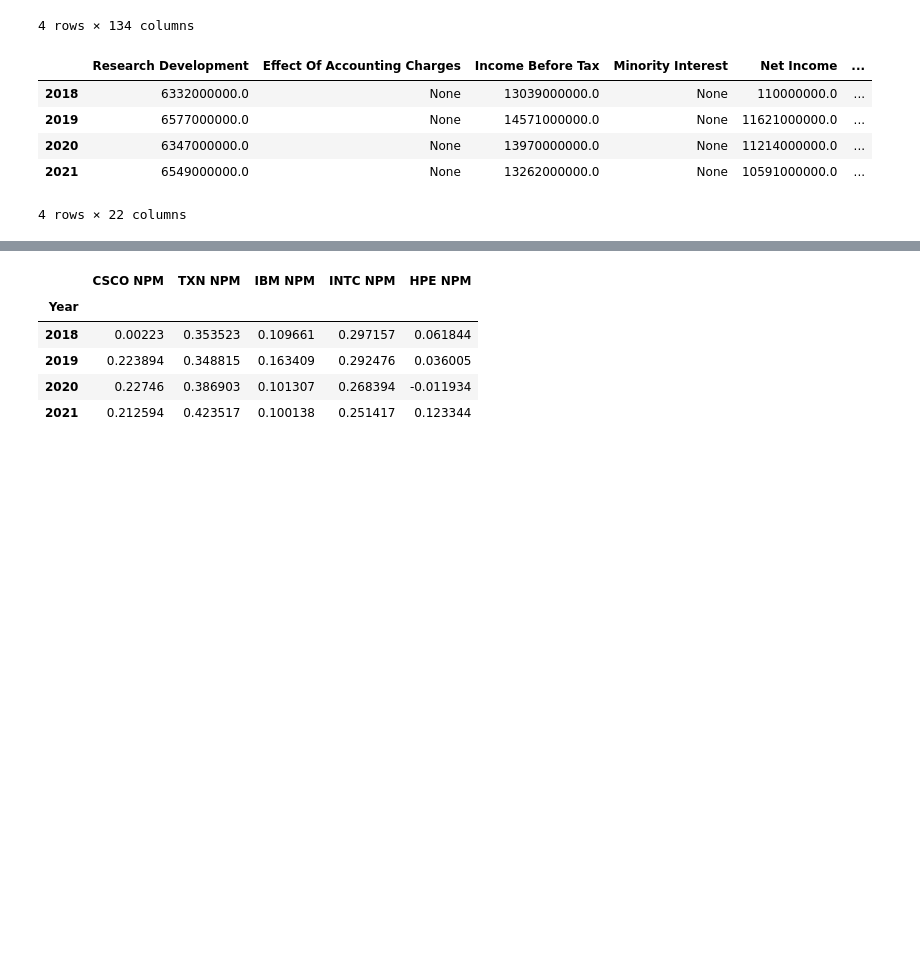
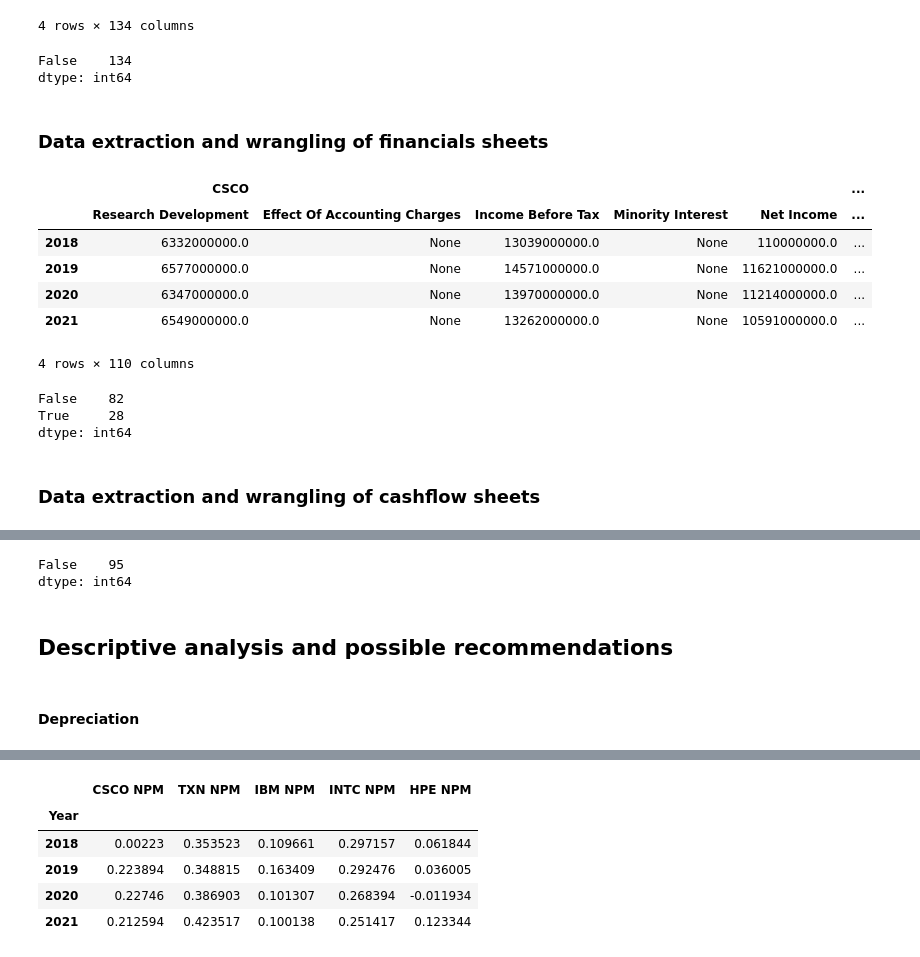
Before and after one commit to ocanthony4real/Financial-Analysis-of-Top-5-American-Electronic-Manufacturing-Companies, a Jupyter notebook: Python_Project_1.ipynb, the cells around one changed output, grey strips where cells are left out. Drawn from its saved outputs; the diff is of its cells as text; code cells hidden in the pictures; blank space fills up the shorter version.

```diff
--- a/Python_Project_1.ipynb
+++ b/Python_Project_1.ipynb
@@ -52,4 +79,11 @@ total_balance_sheets
 | 2020 | 1.576000e+09 | 5.693300e+10 | 3.792000e+10 | 1.650400e+10 | 9.485300e+10 | 4.120200e+10 | ... |
 | 2021 | 3.619000e+09 | 5.622200e+10 | 4.127500e+10 | 1.708100e+10 | 9.749700e+10 | 4.234600e+10 | ... |
 4 rows × 134 columns
+# %%
+total_balance_sheets.isnull().all().value_counts() #check for empty columns
+# %% [output]
+False    134
+dtype: int64
+# %% [markdown]
+### Data extraction and wrangling of financials sheets
 # %%
@@ -80,10 +114,18 @@ HPE_financials = HPE_financials.loc[::-1]
 # %%
 total_financials_sheets = pd.concat([CSCO_financials, TXN_financials, IBM_financials, INTC_financials, HPE_financials], join = 'outer', axis = 1, keys = comp_list)
-total_financials_sheets['CSCO']
+total_financials_sheets
+#concatenate the five sheets extracted
 # %% [output]
+|  | CSCO |  |  |  |  | ... |
 |  | Research Development | Effect Of Accounting Charges | Income Before Tax | Minority Interest | Net Income | ... |
 | 2018 | 6332000000.0 | None | 13039000000.0 | None | 110000000.0 | ... |
 | 2019 | 6577000000.0 | None | 14571000000.0 | None | 11621000000.0 | ... |
 | 2020 | 6347000000.0 | None | 13970000000.0 | None | 11214000000.0 | ... |
 | 2021 | 6549000000.0 | None | 13262000000.0 | None | 10591000000.0 | ... |
-4 rows × 22 columns
+4 rows × 110 columns
+# %%
+total_financials_sheets.isnull().all().value_counts() #there are 28 empty columns
+# %% [output]
+False    82
+True     28
+dtype: int64
@@ -90 +134,3 @@ total_financials_sheets['CSCO']
+# %% [markdown]
+### Data extraction and wrangling of cashflow sheets
 # %%
@@ -128,0 +174,9 @@ Net_Profit_Margin = pd.DataFrame()
+# %%
+total_cashflow_sheets.isnull().all().value_counts()    #there are no empty columns
+# %% [output]
+False    95
+dtype: int64
+# %% [markdown]
+## Descriptive analysis and possible recommendations
+# %% [markdown]
+#### Depreciation
```
Also changed, not shown: parts of 53 cells of this notebook.
